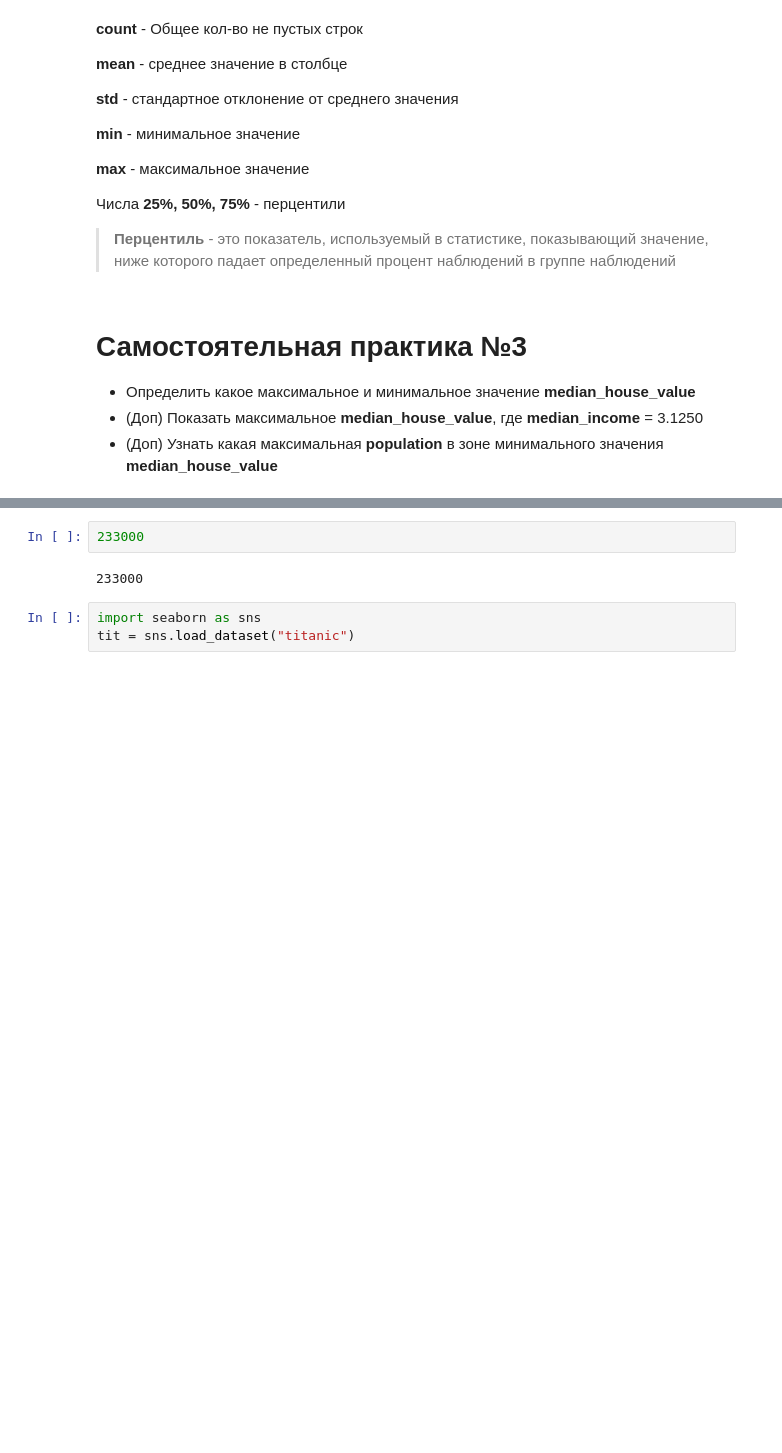
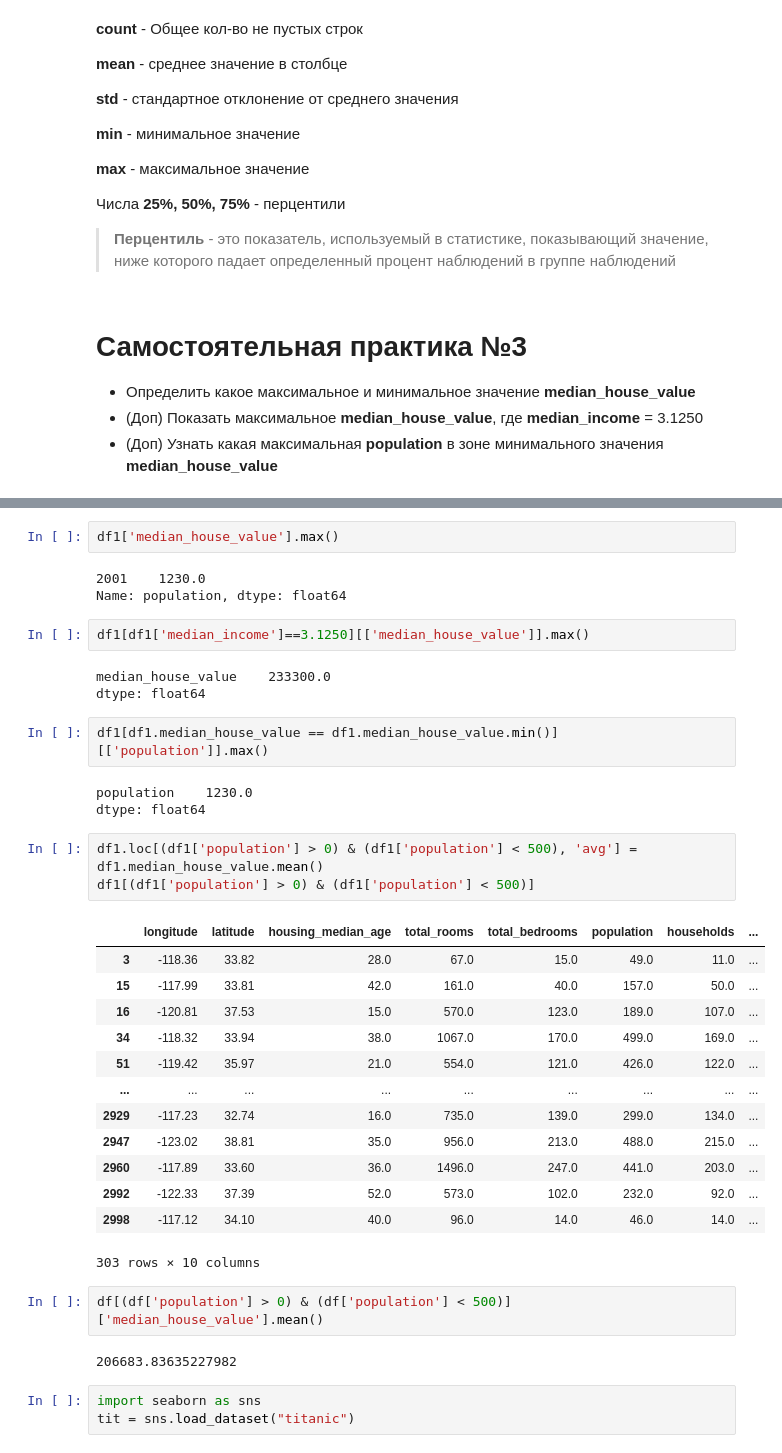
Before and after one commit to arukaff/Python, a Jupyter notebook: 11sem.ipynb, the cells around one changed output, grey strips where cells are left out. Cells and saved outputs as stored; diff of their text form; blank space fills up the shorter version.

```diff
--- a/11sem.ipynb
+++ b/11sem.ipynb
@@ -393,7 +484,39 @@ Name: population, dtype: float64
-# %%
-233000
-# %% [output]
-233000
+# %%
+df1['median_house_value'].max()
+# %% [output]
+2001    1230.0
+Name: population, dtype: float64
+# %%
+df1[df1['median_income']==3.1250][['median_house_value']].max()
+# %% [output]
+median_house_value    233300.0
+dtype: float64
+# %%
+df1[df1.median_house_value == df1.median_house_value.min()][['population']].max()
+# %% [output]
+population    1230.0
+dtype: float64
+# %%
+df1.loc[(df1['population'] > 0) & (df1['population'] < 500), 'avg'] = df1.median_house_value.mean()
+df1[(df1['population'] > 0) & (df1['population'] < 500)]
+# %% [output]
+|  | longitude | latitude | housing_median_age | total_rooms | total_bedrooms | population | households | ... |
+| 3 | -118.36 | 33.82 | 28.0 | 67.0 | 15.0 | 49.0 | 11.0 | ... |
+| 15 | -117.99 | 33.81 | 42.0 | 161.0 | 40.0 | 157.0 | 50.0 | ... |
+| 16 | -120.81 | 37.53 | 15.0 | 570.0 | 123.0 | 189.0 | 107.0 | ... |
+| 34 | -118.32 | 33.94 | 38.0 | 1067.0 | 170.0 | 499.0 | 169.0 | ... |
+| 51 | -119.42 | 35.97 | 21.0 | 554.0 | 121.0 | 426.0 | 122.0 | ... |
+| ... | ... | ... | ... | ... | ... | ... | ... | ... |
+| 2929 | -117.23 | 32.74 | 16.0 | 735.0 | 139.0 | 299.0 | 134.0 | ... |
+| 2947 | -123.02 | 38.81 | 35.0 | 956.0 | 213.0 | 488.0 | 215.0 | ... |
+| 2960 | -117.89 | 33.60 | 36.0 | 1496.0 | 247.0 | 441.0 | 203.0 | ... |
+| 2992 | -122.33 | 37.39 | 52.0 | 573.0 | 102.0 | 232.0 | 92.0 | ... |
+| 2998 | -117.12 | 34.10 | 40.0 | 96.0 | 14.0 | 46.0 | 14.0 | ... |
+303 rows × 10 columns
+# %%
+df[(df['population'] > 0) & (df['population'] < 500)]['median_house_value'].mean()
+# %% [output]
+206683.83635227982
 # %%
 import seaborn as sns
 tit = sns.load_dataset("titanic")
```
Also changed, not shown: parts of 13 cells of this notebook.
